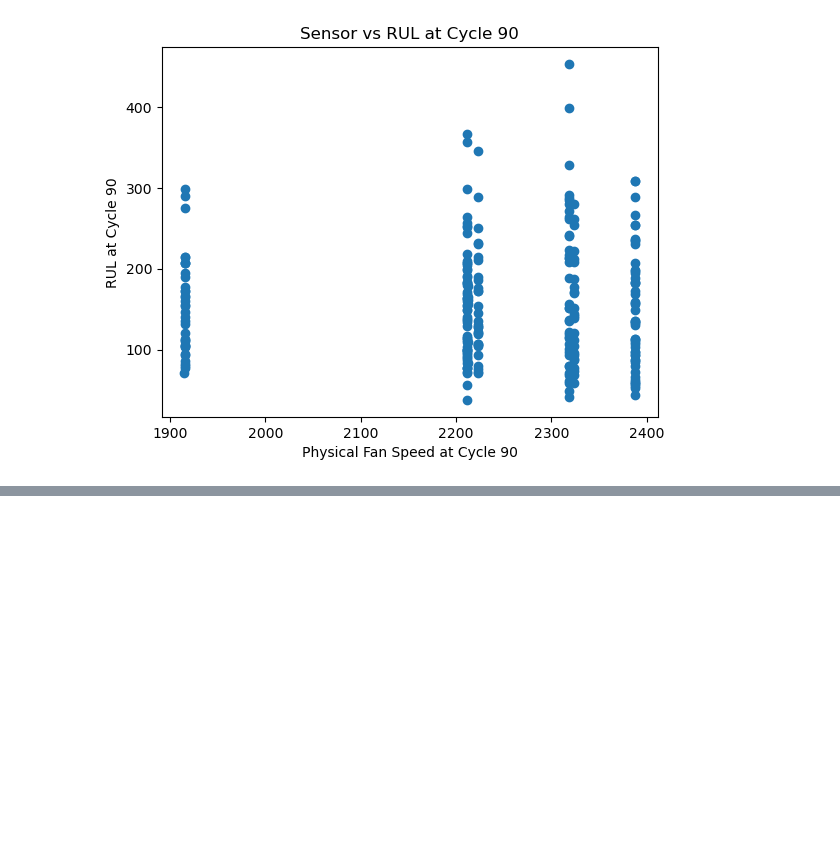
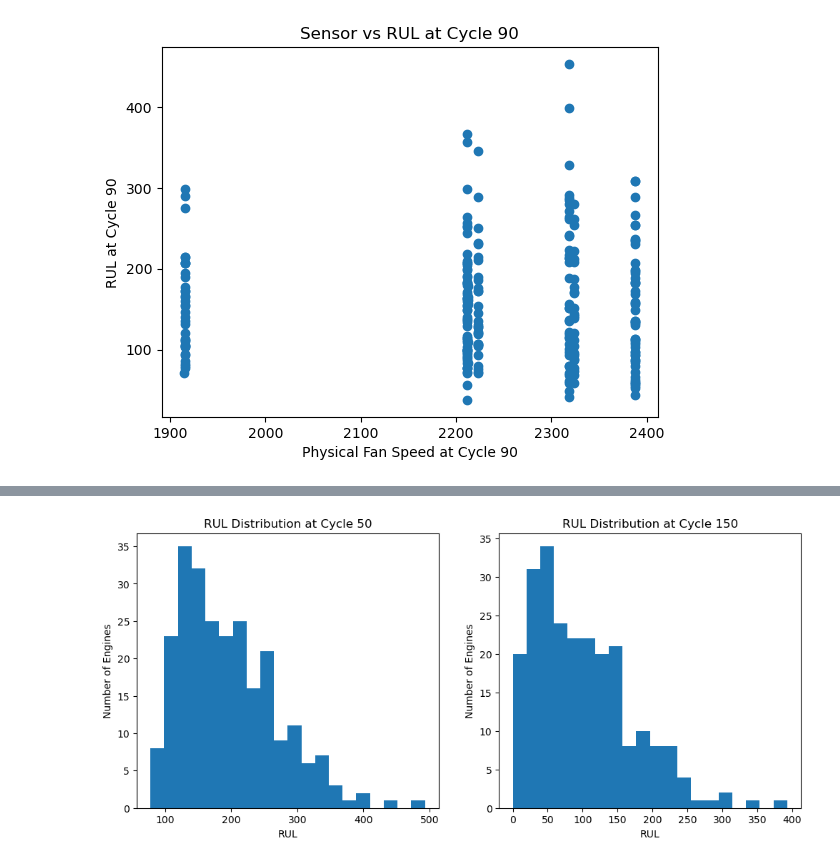
Before and after one commit to yadvendrasinghshekhawat02-design/first-, a Jupyter notebook: fd004_analysis.ipynb, the cells around one changed output, grey strips where cells are left out. Cells and saved outputs as stored; diff of their text form; code cells hidden in the pictures; blank space fills up the shorter version.

```diff
--- a/fd004_analysis.ipynb
+++ b/fd004_analysis.ipynb
@@ -520,2 +519,0 @@ KeyError: "['RUL'] not in index"
-# %%
-train_df.drop("RUL", axis=1, inplace=True)
@@ -574,4 +570 @@ Index(['unit_number', 'time_cycles', 'setting_1', 'setting_2', 'setting_3',
       dtype='object')
-# %%
-train_df.drop("time_cycles_y", axis=1, inplace=True)
-train_df.columns
@@ -775,0 +773,19 @@ plt.show()
+# %%
+cycle_50 = train_df[train_df["time_cycles"] == 50]
+cycle_150 = train_df[train_df["time_cycles"] == 150]
+# %%
+plt.figure(figsize=(12, 5))
+plt.subplot(1,2,1)
+plt.hist(cycle_50["RUL"], bins=20)
+plt.title("RUL Distribution at Cycle 50")
+plt.xlabel("RUL")
+plt.ylabel("Number of Engines")
+
+plt.subplot(1,2,2)
+plt.hist(cycle_150["RUL"], bins=20)
+plt.title("RUL Distribution at Cycle 150")
+plt.xlabel("RUL")
+plt.ylabel("Number of Engines")
+plt.show()
+# %% [output]
+[figure, added]
```
Also changed, not shown: parts of 12 cells of this notebook.
